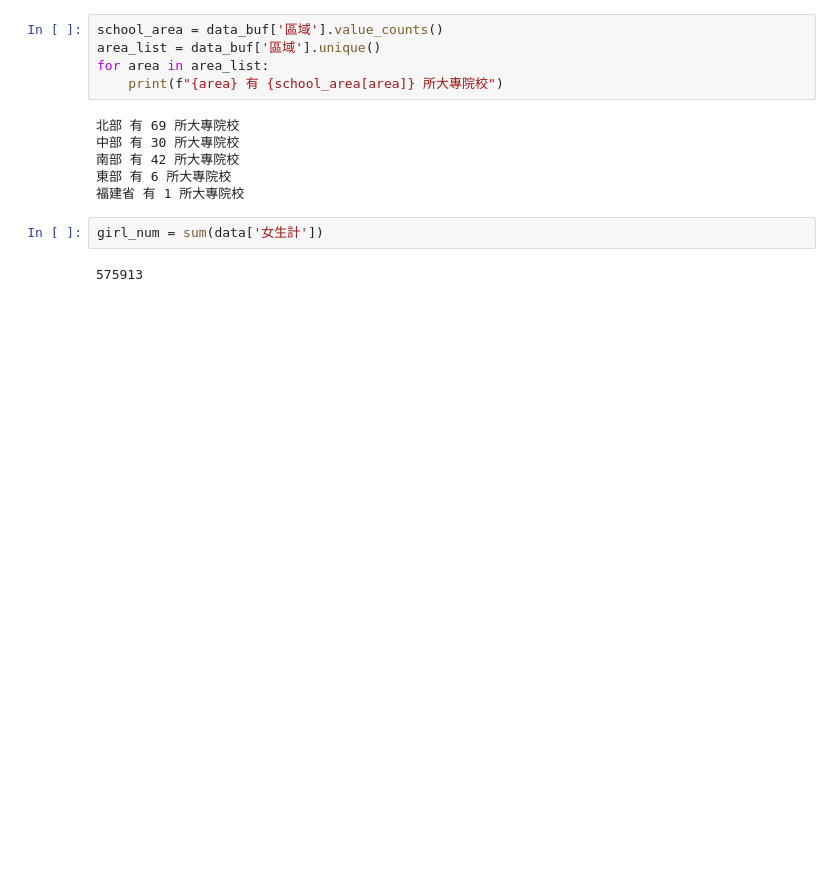
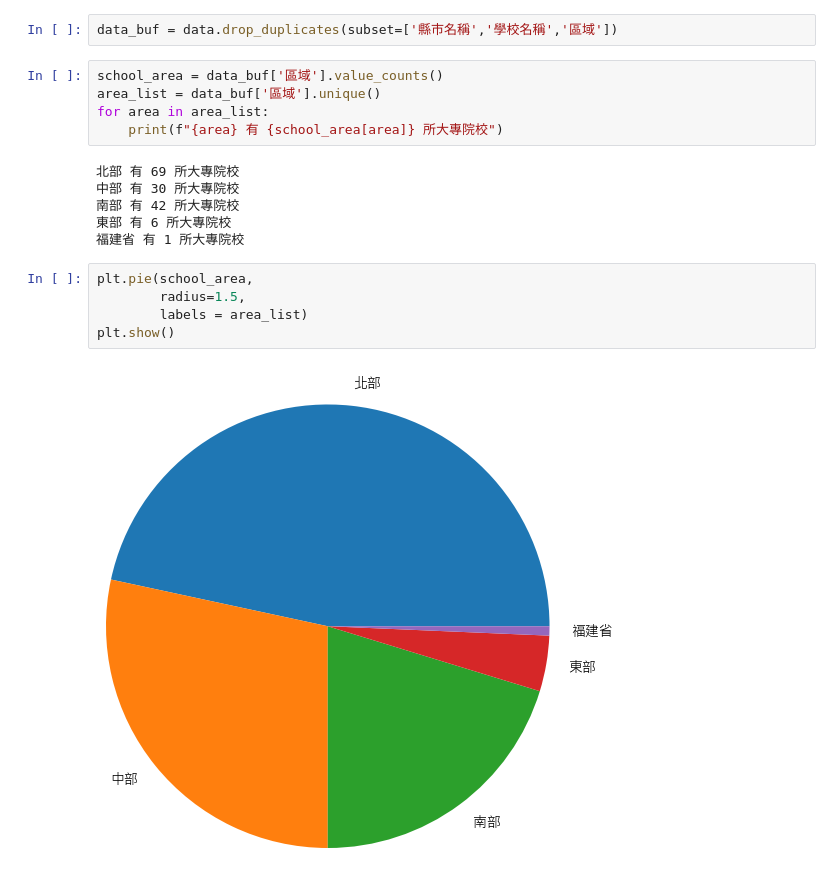
Before and after one commit to kw404/LATIA112-1, a Jupyter notebook: HW1/HW-1.ipynb, the cells around one changed output. Saved outputs shown, nothing was run; the diff lists cells and outputs as text; blank space fills up the shorter version.

```diff
--- a/HW1/HW-1.ipynb
+++ b/HW1/HW-1.ipynb
@@ -119,5 +145,7 @@ plt.show()
 # %% [markdown]
 ### 各區學校數量
+# %%
+data_buf = data.drop_duplicates(subset=['縣市名稱','學校名稱','區域'])
 # %%
 school_area = data_buf['區域'].value_counts()
 area_list = data_buf['區域'].unique()
@@ -129,7 +157,10 @@ for area in area_list:
 南部 有 42 所大專院校
 東部 有 6 所大專院校
 福建省 有 1 所大專院校
-# %%
-girl_num = sum(data['女生計'])
-# %% [output]
-575913
+# %%
+plt.pie(school_area,
+        radius=1.5,
+        labels = area_list)
+plt.show()
+# %% [output]
+[figure, added]
```
Also changed, not shown: parts of 11 cells of this notebook, 2 other files.
